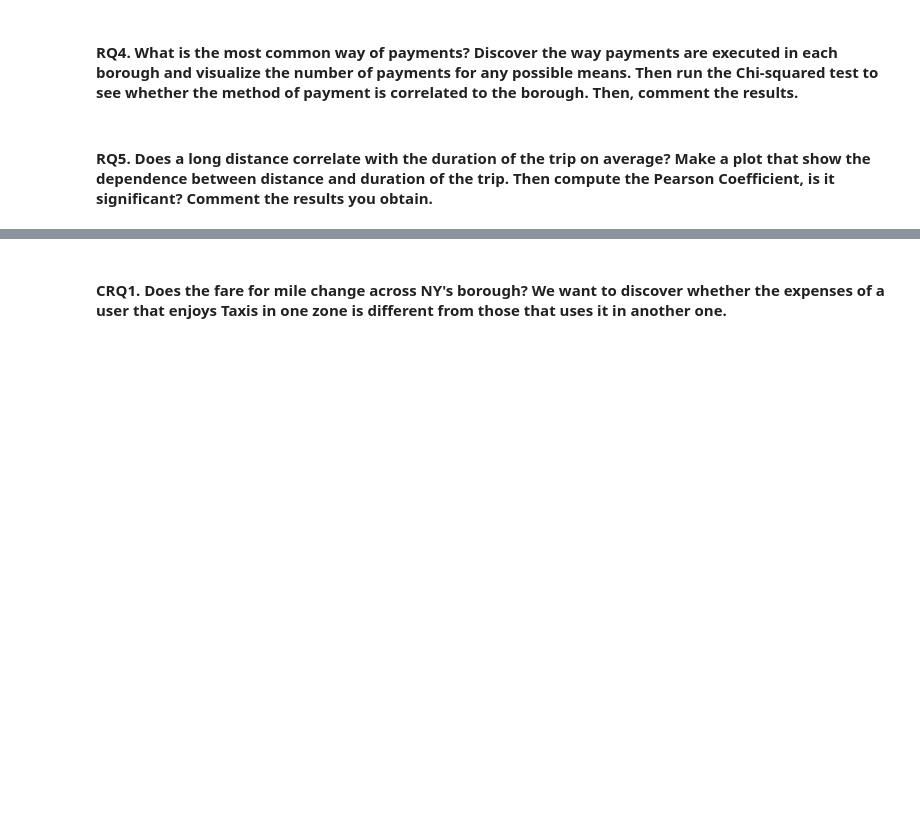
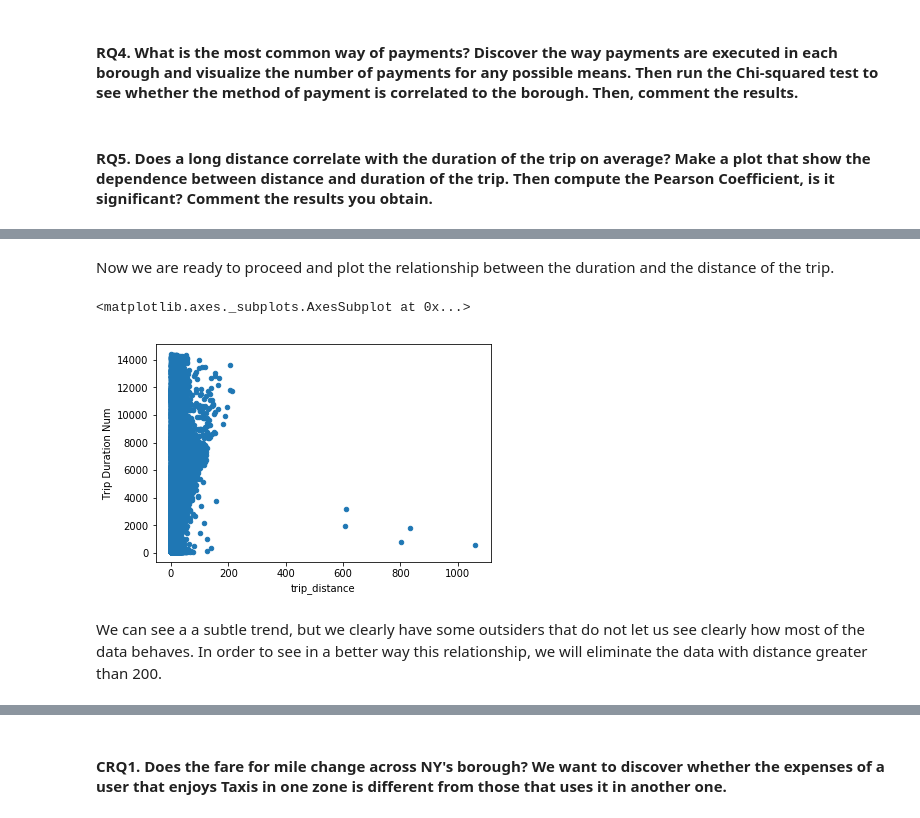
Before and after one commit to FranciscaAlliende/HW2--ADM-Group-1, a Jupyter notebook: Homework 2.ipynb, the cells around one changed output, grey strips where cells are left out. Saved outputs shown, nothing was run; the diff lists cells and outputs as text; code cells hidden in the pictures; blank space fills up the shorter version.

```diff
--- a/Homework 2.ipynb
+++ b/Homework 2.ipynb
@@ -424,0 +513,10 @@ The other boroughs, also have the factor that being farther from Manhattan, are
+# %%
+may = pd.read_csv('05may.csv')
+may = may[cols_of_interest]
+# %%
+jun = pd.read_csv('06jun.csv')
+jun  = jun[cols_of_interest]
+# %%
+# Concatenate all this data bases in one
+frames = [jan, feb, mar, apr, may, jun]
+RQ5 = pd.concat(frames)
@@ -424,0 +547,2 @@ The other boroughs, also have the factor that being farther from Manhattan, are
+# %%
+RQ5["trip_distance"] = RQ5["trip_distance"].replace({0:np.nan})
@@ -424,0 +562,10 @@ The other boroughs, also have the factor that being farther from Manhattan, are
+# %% [markdown]
+Now we are ready to proceed and plot the relationship between the duration and the distance of the trip.
+# %%
+# Plot of the relationship between duration trip and trip distance
+RQ5.plot(x='trip_distance', y='Trip Duration Num', kind='scatter')
+# %% [output]
+<matplotlib.axes._subplots.AxesSubplot at 0x...>
+[figure, added]
+# %% [markdown]
+We can see a a subtle trend, but we clearly have some outsiders that do not let us see clearly how most of the data behaves. In order to see in a better way this relationship, we will eliminate the data with distance greater than 200.
```
Also changed, not shown: parts of 27 cells of this notebook.
